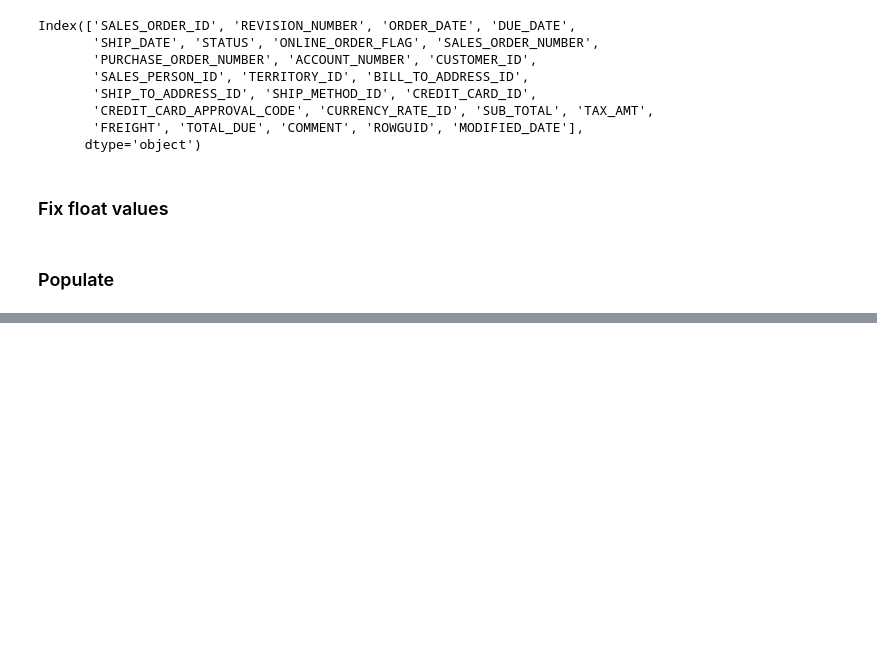
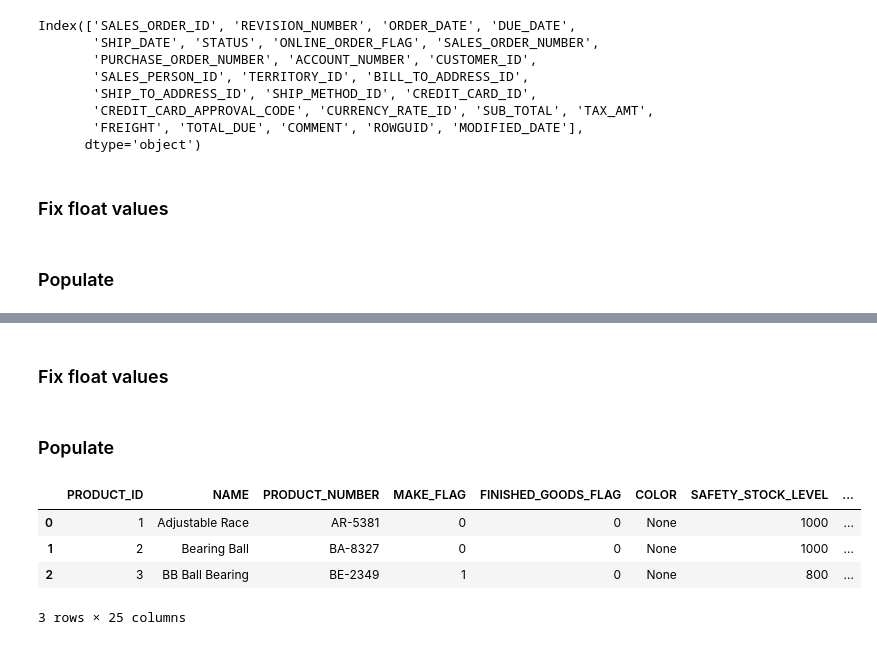
Before and after one commit to senavs/ETL-bikes, a Jupyter notebook: etl/etl.ipynb, the cells around one changed output, grey strips where cells are left out. Saved outputs shown, nothing was run; the diff lists cells and outputs as text; code cells hidden in the pictures; blank space fills up the shorter version.

```diff
--- a/etl/etl.ipynb
+++ b/etl/etl.ipynb
@@ -181,0 +284,2 @@ pd.read_sql(query, engine)
+# %% [markdown]
+### Fix float values
@@ -181,0 +289,2 @@ pd.read_sql(query, engine)
+# %% [markdown]
+### Populate
@@ -181,0 +293,14 @@ pd.read_sql(query, engine)
+# %%
+query = """
+SELECT *
+FROM PRODUCT
+LIMIT 3
+"""
+# %%
+pd.read_sql(query, engine)
+# %% [output]
+|  | PRODUCT_ID | NAME | PRODUCT_NUMBER | MAKE_FLAG | FINISHED_GOODS_FLAG | COLOR | SAFETY_STOCK_LEVEL | ... |
+| 0 | 1 | Adjustable Race | AR-5381 | 0 | 0 | None | 1000 | ... |
+| 1 | 2 | Bearing Ball | BA-8327 | 0 | 0 | None | 1000 | ... |
+| 2 | 3 | BB Ball Bearing | BE-2349 | 1 | 0 | None | 800 | ... |
+3 rows × 25 columns
```
Also changed, not shown: parts of 21 cells of this notebook, 2 other files.
